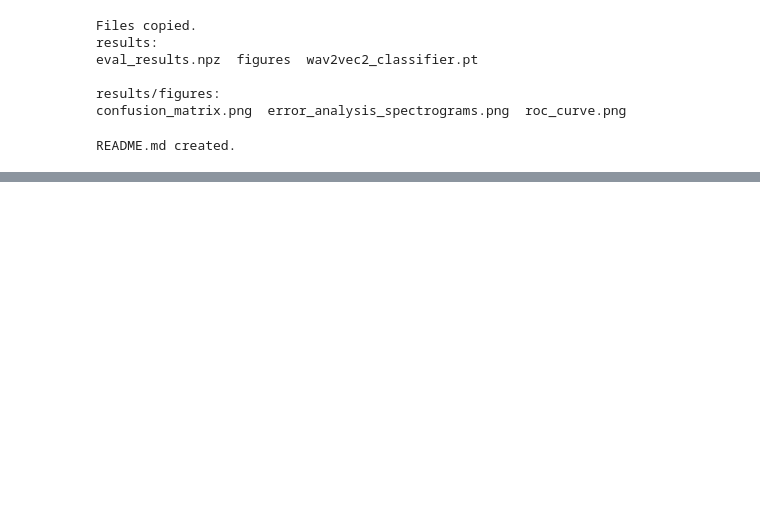
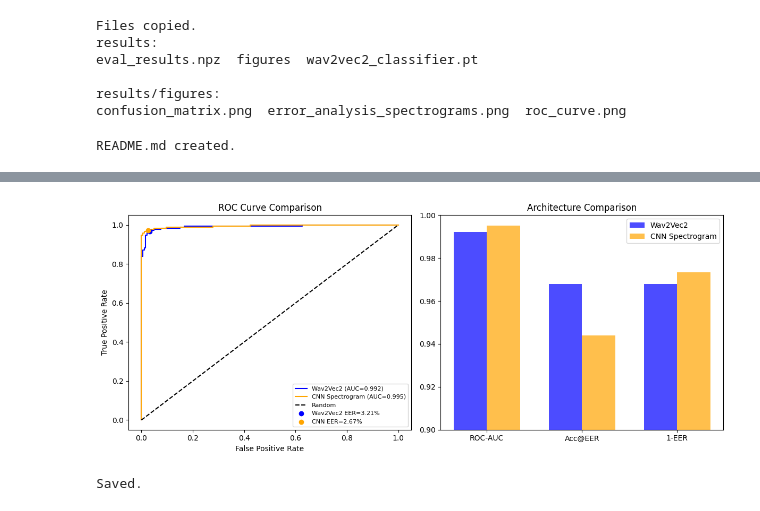
Before and after one commit to Gargipal12/voiceshield-ai-deepfake-detection, a Jupyter notebook: notebook.ipynb, the cells around one changed output, grey strips where cells are left out. Drawn from its saved outputs; the diff is of its cells as text; code cells hidden in the pictures; blank space fills up the shorter version.

```diff
--- a/notebook.ipynb
+++ b/notebook.ipynb
@@ -661,0 +978,18 @@ error: failed to push some refs to 'https://github.com/Gargipal12/voiceshield-ai
+# %%
+# Convert X_train_full and X_test_full into Mel spectrograms for CNN input
+def audio_to_melspec(audio, sr=16000, n_mels=64):
+    mel = librosa.feature.melspectrogram(y=audio, sr=sr, n_mels=n_mels)
+    mel_db = librosa.power_to_db(mel, ref=np.max)
+    return mel_db
+
+print("Converting train set to spectrograms...")
+X_train_mel = np.array([audio_to_melspec(x) for x in tqdm(X_train_full)])
+print("Converting test set to spectrograms...")
+X_test_mel = np.array([audio_to_melspec(x) for x in tqdm(X_test_full)])
+
+# Add channel dimension for CNN (batch, 1, n_mels, time)
+X_train_mel = X_train_mel[:, np.newaxis, :, :]
+X_test_mel = X_test_mel[:, np.newaxis, :, :]
+
+print("Train mel shape:", X_train_mel.shape)
+print("Test mel shape:", X_test_mel.shape)
@@ -661,0 +1145,36 @@ error: failed to push some refs to 'https://github.com/Gargipal12/voiceshield-ai
+# %%
+fig, axes = plt.subplots(1, 2, figsize=(12, 5))
+
+# ROC curves comparison
+axes[0].plot(fpr_full, tpr_full, label=f'Wav2Vec2 (AUC={roc_auc_full:.3f})', color='blue')
+axes[0].plot(fpr_cnn, tpr_cnn, label=f'CNN Spectrogram (AUC={roc_auc_cnn:.3f})', color='orange')
+axes[0].plot([0,1],[0,1],'k--', label='Random')
+axes[0].scatter(eer_full, 1-eer_full, color='blue', zorder=5, label=f'Wav2Vec2 EER={eer_full*100:.2f}%')
+axes[0].scatter(eer_cnn, 1-eer_cnn, color='orange', zorder=5, label=f'CNN EER={eer_cnn*100:.2f}%')
+axes[0].set_xlabel('False Positive Rate')
+axes[0].set_ylabel('True Positive Rate')
+axes[0].set_title('ROC Curve Comparison')
+axes[0].legend(fontsize=8)
+
+# Bar chart of key metrics
+metrics = ['ROC-AUC', 'Acc@EER', '1-EER']
+wav2vec2_scores = [roc_auc_full, accuracy_score(all_labels_full, optimal_preds_full), 1-eer_full]
+cnn_scores = [roc_auc_cnn, accuracy_score(all_labels_cnn, optimal_preds_cnn), 1-eer_cnn]
+
+x = np.arange(len(metrics))
+width = 0.35
+axes[1].bar(x - width/2, wav2vec2_scores, width, label='Wav2Vec2', color='blue', alpha=0.7)
+axes[1].bar(x + width/2, cnn_scores, width, label='CNN Spectrogram', color='orange', alpha=0.7)
+axes[1].set_xticks(x)
+axes[1].set_xticklabels(metrics)
+axes[1].set_ylim(0.9, 1.0)
+axes[1].set_title('Architecture Comparison')
+axes[1].legend()
+
+plt.tight_layout()
+plt.savefig('/content/results/figures/architecture_comparison.png', dpi=150, bbox_inches='tight')
+plt.show()
+print("Saved.")
+# %% [output]
+[figure, added]
+Saved.
```
Also changed, not shown: parts of 38 cells of this notebook.
